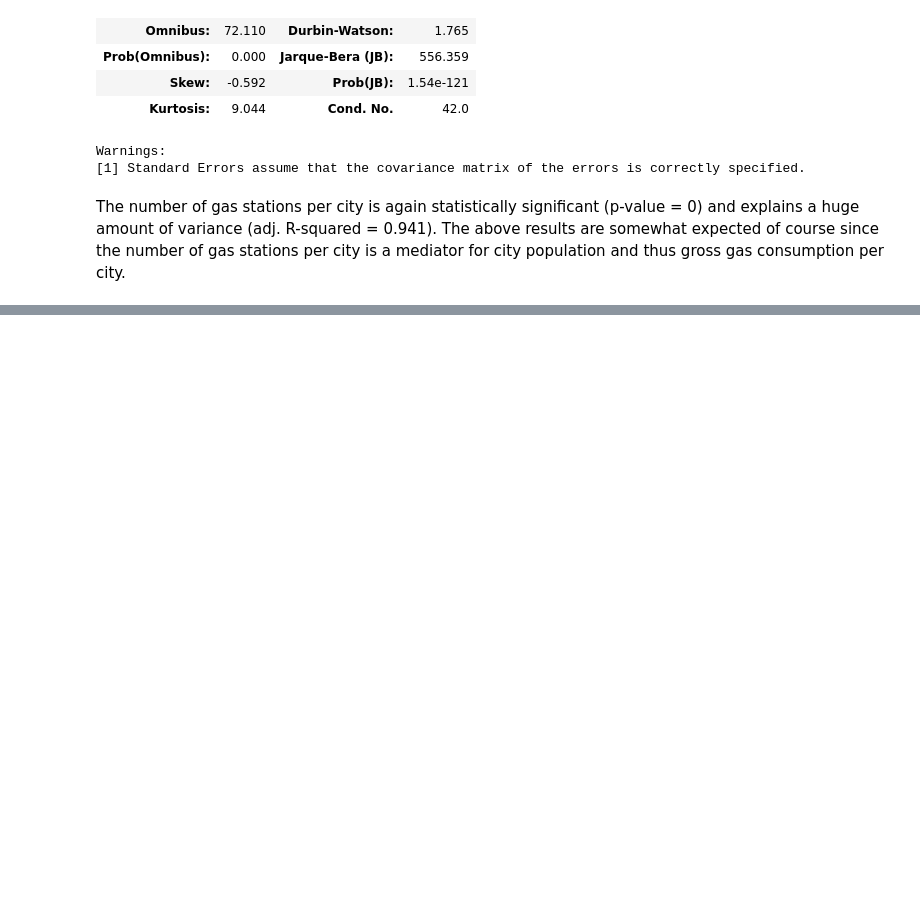
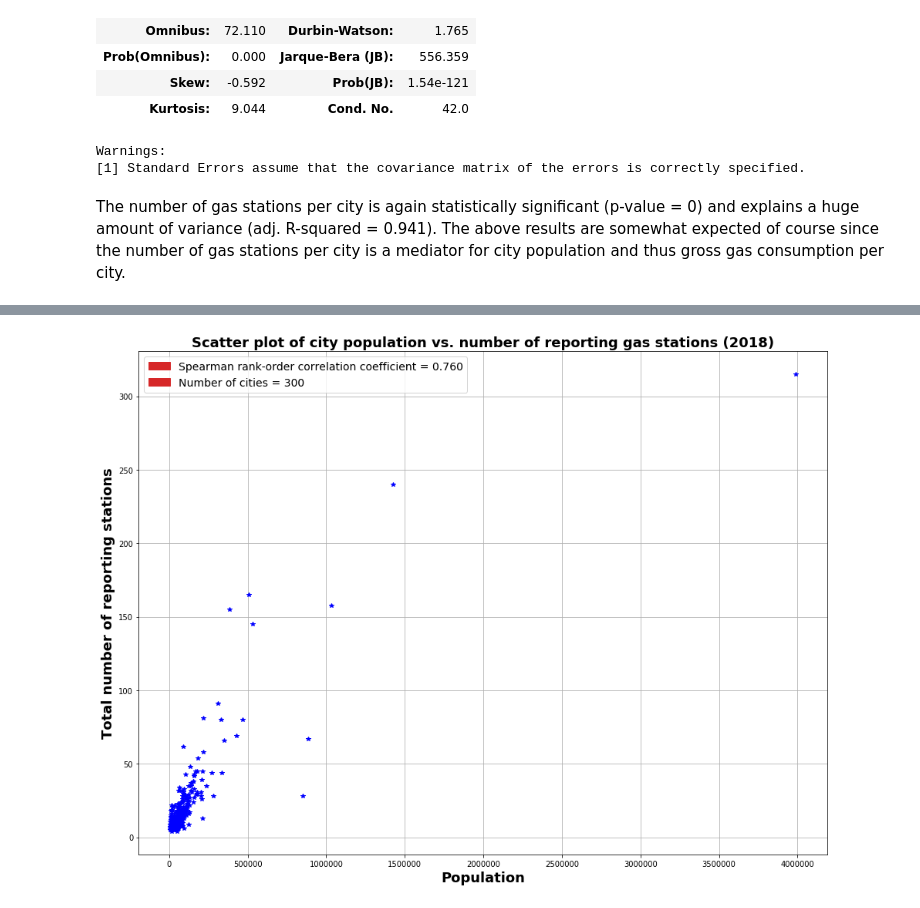
Before and after one commit to Abdoulis21/Coltura, a Jupyter notebook: Coltura_Gazoline.ipynb, the cells around one changed output, grey strips where cells are left out. Drawn from its saved outputs; the diff is of its cells as text; code cells hidden in the pictures; blank space fills up the shorter version.

```diff
--- a/Coltura_Gazoline.ipynb
+++ b/Coltura_Gazoline.ipynb
@@ -228,0 +261,3 @@ The number of gas stations per city is again statistically significant (p-value
+# %%
+dataExtra = pandas.read_excel("C:/Users/abazh/Desktop/191108 A15 Gas Sales by City (2).xlsx", sheet_name = "Sheet2")
+dataExtra.head(10)
@@ -228,0 +285,21 @@ The number of gas stations per city is again statistically significant (p-value
+# %%
+import scipy
+
+dataExtra = dataExtra.drop(labels = [300,301,302],axis=0)
+dataAll = data.merge(dataExtra, on = ["CITY"])
+index = numpy.where(dataAll["Population"] == "x")[0]
+dataAll = dataAll.drop(labels = index, axis = 0)
+# %%
+fig = plt.figure(figsize=(16,12))
+plt.plot(dataAll["Population"].astype("int"),dataAll["Total Stations Reported.9"], "b*")
+plt.grid(True)
+plt.xlabel("Population",fontsize = 18, fontweight='bold')
+plt.ylabel("Total number of reporting stations", fontsize = 18, fontweight='bold')
+plt.title("Scatter plot of city population vs. number of reporting gas stations (2018)",fontsize = 18, fontweight='bold')
+red1 = mpatches.Patch(color='#d62728', label="Spearman rank-order correlation coefficient = " + '{:.3f}'.format(scipy.stats.spearmanr(dataAll["Population"].astype("int"),dataAll["Total Stations Reported.9"])[0]))
+red2 = mpatches.Patch(color='#d62728', label="Number of cities = " + repr(dataAll.shape[0]))
+plt.legend(handles=[red1,red2],loc=0,fontsize=14)
+#plt.savefig("C:/Users/abazh/Desktop/meanReporting.png", dpu=300)
+plt.show(fig)
+# %% [output]
+[figure, added]
```
Also changed, not shown: parts of 30 cells of this notebook.
